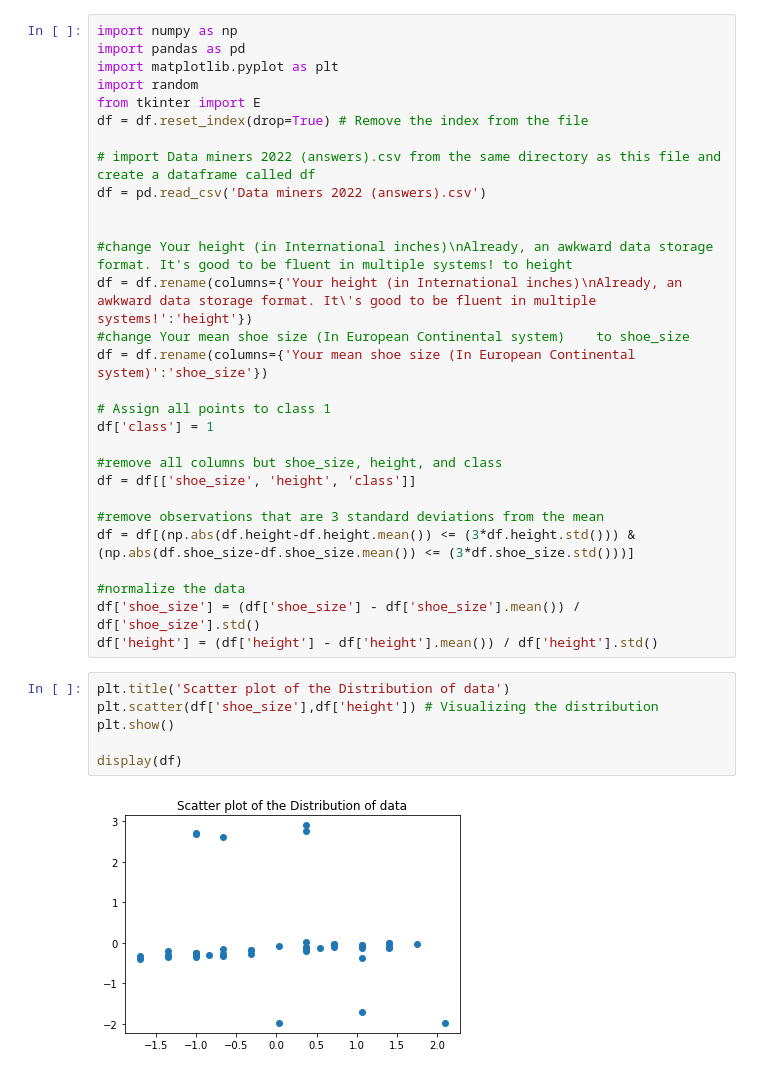
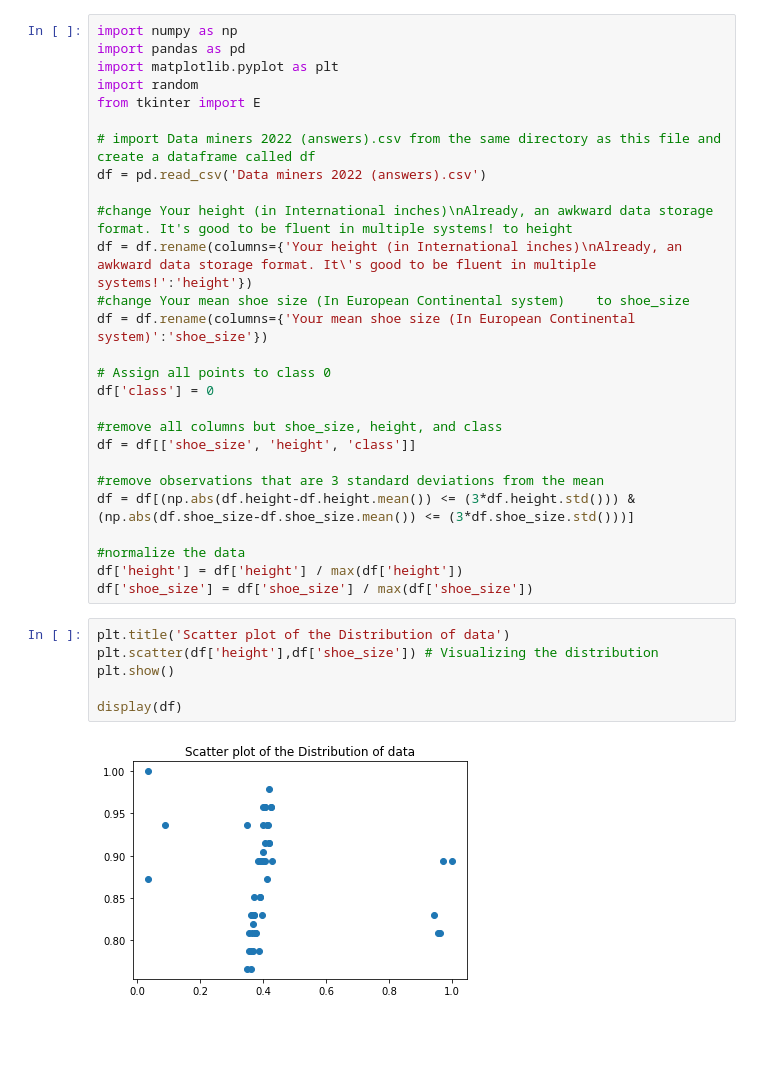
Before and after one commit to Dybton/data-mining-mini-project, a Jupyter notebook: mini_project_clustering.ipynb, the cells around one changed output. Saved outputs shown, nothing was run; the diff lists cells and outputs as text; blank space fills up the shorter version.

Commit message:
will try to redo the k-means

```diff
--- a/mini_project_clustering.ipynb
+++ b/mini_project_clustering.ipynb
@@ -4,19 +4,17 @@ import pandas as pd
 import matplotlib.pyplot as plt
 import random
 from tkinter import E
-df = df.reset_index(drop=True) # Remove the index from the file
 
 # import Data miners 2022 (answers).csv from the same directory as this file and create a dataframe called df
 df = pd.read_csv('Data miners 2022 (answers).csv')
-
 
 #change Your height (in International inches)\nAlready, an awkward data storage format. It's good to be fluent in multiple systems! to height
 df = df.rename(columns={'Your height (in International inches)\nAlready, an awkward data storage format. It\'s good to be fluent in multiple systems!':'height'})
 #change Your mean shoe size (In European Continental system)	to shoe_size
 df = df.rename(columns={'Your mean shoe size (In European Continental system)':'shoe_size'})
 
-# Assign all points to class 1
-df['class'] = 1
+# Assign all points to class 0
+df['class'] = 0
 
 #remove all columns but shoe_size, height, and class
 df = df[['shoe_size', 'height', 'class']]
@@ -25,14 +23,14 @@ df = df[['shoe_size', 'height', 'class']]
 df = df[(np.abs(df.height-df.height.mean()) <= (3*df.height.std())) & (np.abs(df.shoe_size-df.shoe_size.mean()) <= (3*df.shoe_size.std()))]
 
 #normalize the data
-df['shoe_size'] = (df['shoe_size'] - df['shoe_size'].mean()) / df['shoe_size'].std()
-df['height'] = (df['height'] - df['height'].mean()) / df['height'].std()
+df['height'] = df['height'] / max(df['height'])
+df['shoe_size'] = df['shoe_size'] / max(df['shoe_size'])
 # %%
 plt.title('Scatter plot of the Distribution of data')
-plt.scatter(df['shoe_size'],df['height']) # Visualizing the distribution
+plt.scatter(df['height'],df['shoe_size']) # Visualizing the distribution
 plt.show()
 
 display(df)
 # %% [output]
-[figure, old version]
+[figure, new version]
 |  | shoe_size | height | class |
```
Also changed, not shown: parts of 5 cells of this notebook, 1 other file.
